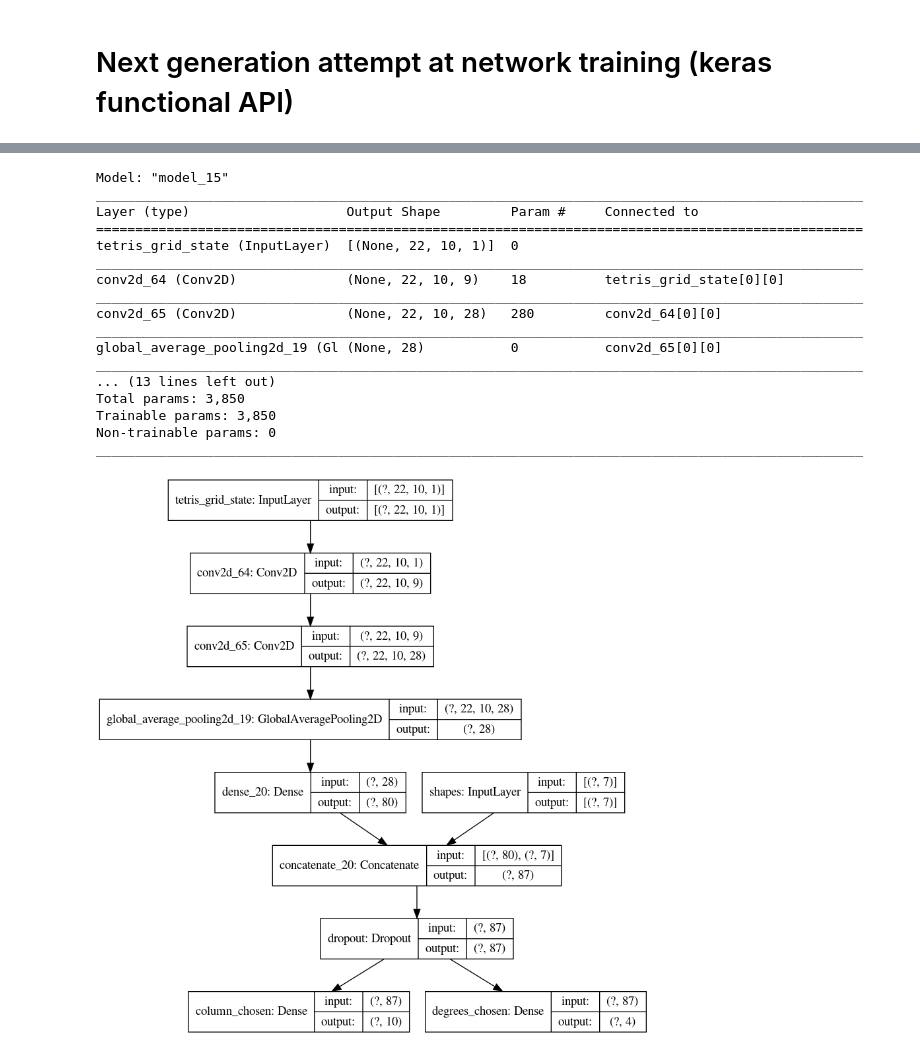
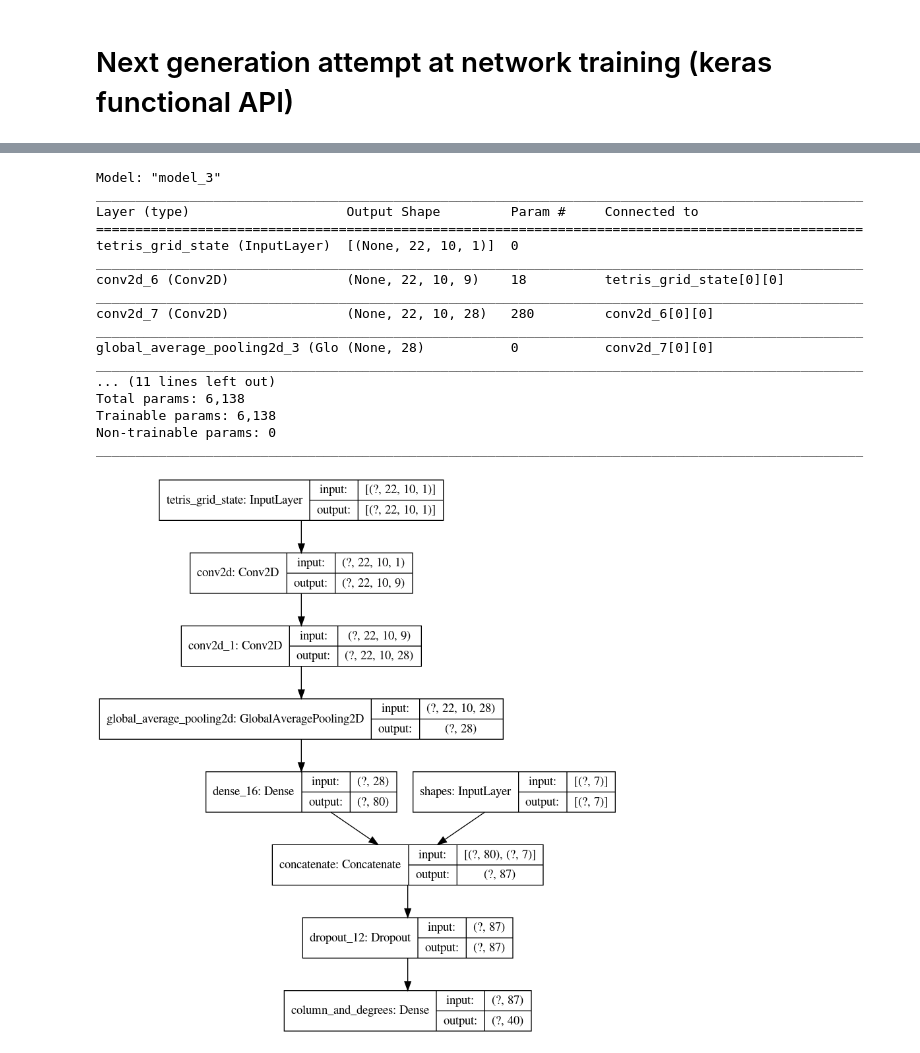
Before and after one commit to minkim25/YamTetris, a Jupyter notebook: TensorflowNetwork/NetworkTrainer.ipynb, the cells around one changed output, grey strips where cells are left out. Saved outputs shown, nothing was run; the diff lists cells and outputs as text; code cells hidden in the pictures.

```diff
--- a/TensorflowNetwork/NetworkTrainer.ipynb
+++ b/TensorflowNetwork/NetworkTrainer.ipynb
@@ -498,31 +526,33 @@ x = keras.layers.Dropout(0.5)(x)
 column_pred = keras.layers.Dense(10, activation='softmax', name='column_chosen')(x)
 
 degree_pred = keras.layers.Dense(4, activation='softmax', name='degrees_chosen')(x)
+
+pred = keras.layers.Dense(40, activation='softmax', name='column_and_degrees')(x)
 # %%
 model = keras.Model(inputs = [board_input, shapes_input],
-                   outputs = [column_pred, degree_pred])
+                   outputs = [pred])
 # %%
 model.summary()
 # %% [output]
-Model: "model_15"
+Model: "model_3"
 __________________________________________________________________________________________________
 Layer (type)                    Output Shape         Param #     Connected to
 ==================================================================================================
 tetris_grid_state (InputLayer)  [(None, 22, 10, 1)]  0
 __________________________________________________________________________________________________
-conv2d_64 (Conv2D)              (None, 22, 10, 9)    18          tetris_grid_state[0][0]
+conv2d_6 (Conv2D)               (None, 22, 10, 9)    18          tetris_grid_state[0][0]
 __________________________________________________________________________________________________
-conv2d_65 (Conv2D)              (None, 22, 10, 28)   280         conv2d_64[0][0]
+conv2d_7 (Conv2D)               (None, 22, 10, 28)   280         conv2d_6[0][0]
 __________________________________________________________________________________________________
-global_average_pooling2d_19 (Gl (None, 28)           0           conv2d_65[0][0]
+global_average_pooling2d_3 (Glo (None, 28)           0           conv2d_7[0][0]
 __________________________________________________________________________________________________
-... (13 lines left out)
-Total params: 3,850
-Trainable params: 3,850
+... (11 lines left out)
+Total params: 6,138
+Trainable params: 6,138
 Non-trainable params: 0
 __________________________________________________________________________________________________
 # %%
-keras.utils.plot_model(model, 'TetrisFunctionalAPI.png', show_shapes=True)
+keras.utils.plot_model(model, 'TetrisFunctionalAPI2.png', show_shapes=True)
 # %% [output]
-[figure, old version]
+[figure, new version]
 # %%
```
Also changed, not shown: parts of 20 cells of this notebook.
